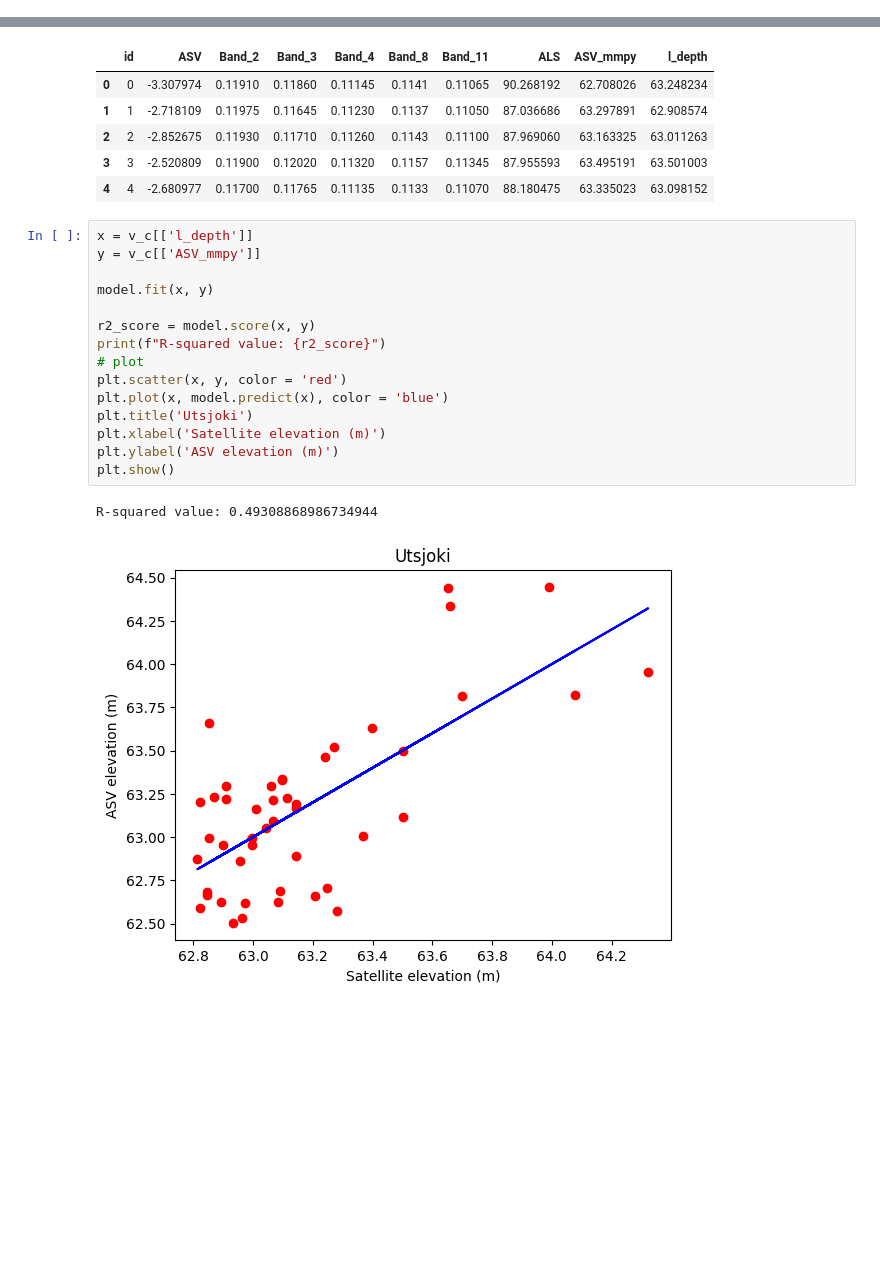
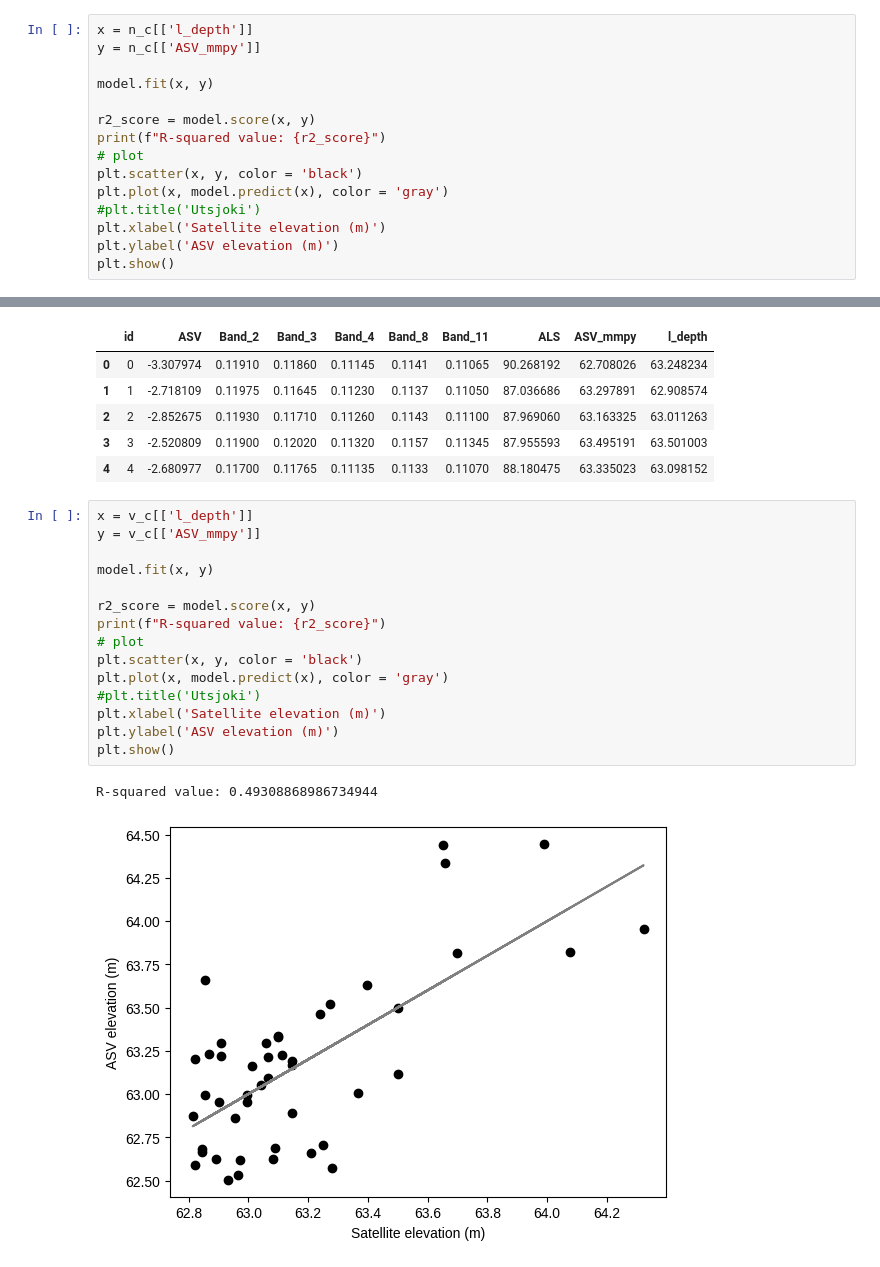
Before and after one commit to susannakukka/bathymetric-model-analysis, a Jupyter notebook: notebooks/sentinel2_bathymetry.ipynb, the cells around one changed output, grey strips where cells are left out. Cells and saved outputs as stored; diff of their text form; blank space fills up the shorter version.

```diff
--- a/notebooks/sentinel2_bathymetry.ipynb
+++ b/notebooks/sentinel2_bathymetry.ipynb
@@ -166,3 +149,18 @@ n_c.head()
 | 3 | 3 | -1.449683 | 1.449683 | 0.1277 | 0.1256 | 0.1278 | 0.1192 | 0.1142 | 0.1093 | 12.537871 | ... |
 | 4 | 4 | -2.498674 | 2.498674 | 0.1250 | 0.1246 | 0.1210 | 0.1165 | 0.1122 | 0.1082 | 10.869689 | ... |
 | 5 | 5 | -2.087731 | 2.087731 | 0.1257 | 0.1258 | 0.1210 | 0.1154 | 0.1116 | 0.1079 | 10.489830 | ... |
+# %%
+x = n_c[['l_depth']]
+y = n_c[['ASV_mmpy']]
+
+model.fit(x, y)
+
+r2_score = model.score(x, y)
+print(f"R-squared value: {r2_score}")
+# plot
+plt.scatter(x, y, color = 'black')
+plt.plot(x, model.predict(x), color = 'gray')
+#plt.title('Utsjoki')
+plt.xlabel('Satellite elevation (m)')
+plt.ylabel('ASV elevation (m)')
+plt.show()
@@ -285,18 +286,18 @@ v_c.head()
 # %%
 x = v_c[['l_depth']]
 y = v_c[['ASV_mmpy']]
 
 model.fit(x, y)
 
 r2_score = model.score(x, y)
 print(f"R-squared value: {r2_score}")
 # plot
-plt.scatter(x, y, color = 'red')
-plt.plot(x, model.predict(x), color = 'blue')
-plt.title('Utsjoki')
+plt.scatter(x, y, color = 'black')
+plt.plot(x, model.predict(x), color = 'gray')
+#plt.title('Utsjoki')
 plt.xlabel('Satellite elevation (m)')
 plt.ylabel('ASV elevation (m)')
 plt.show()
 # %% [output]
 R-squared value: 0.49308868986734944
-[figure, old version]
+[figure, new version]
```
Also changed, not shown: parts of 3 cells of this notebook, 1 other file.
